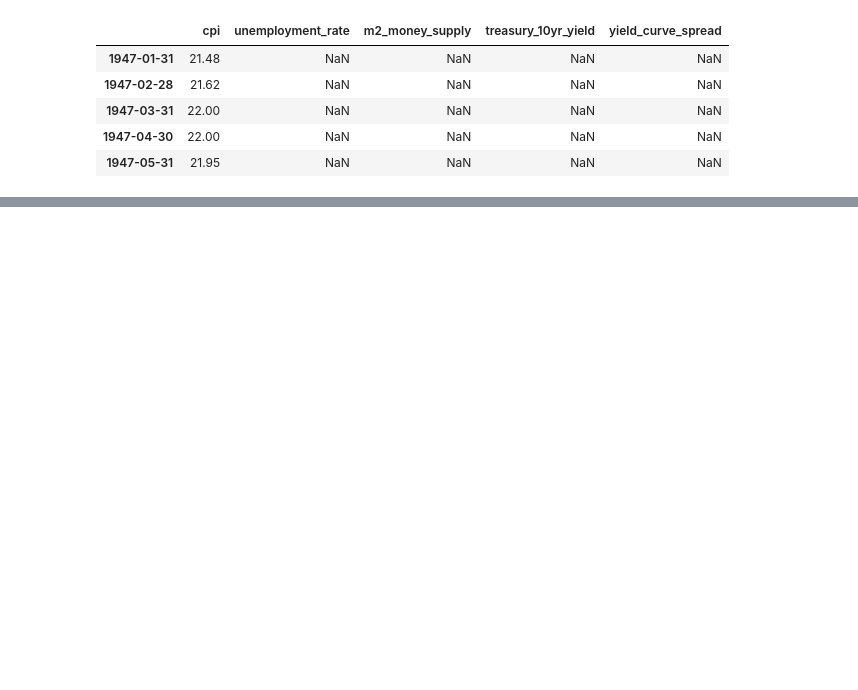
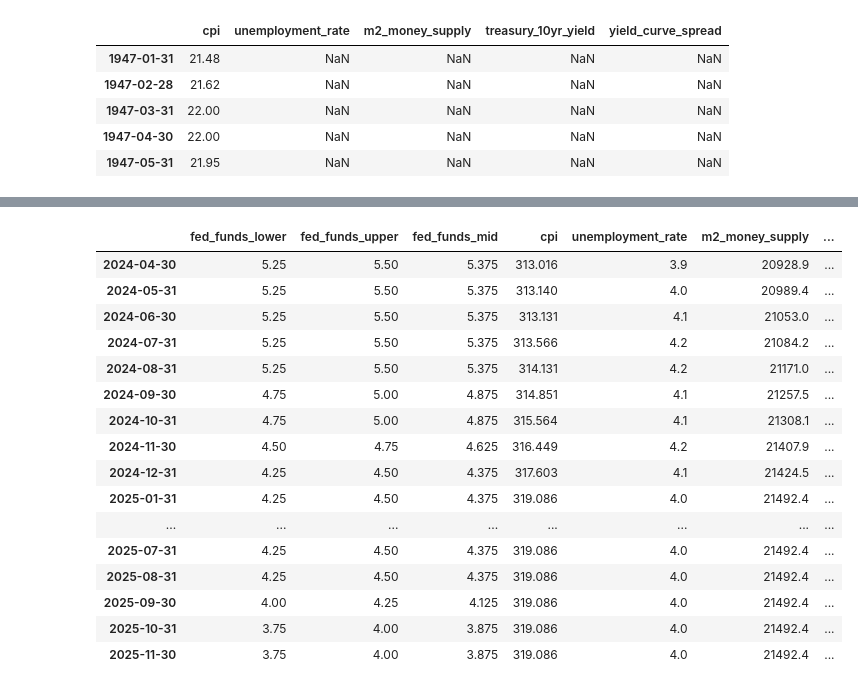
Before and after one commit to carsonschmidty/Interest-Rate-Prediction, a Jupyter notebook: 01_Data_Collection.ipynb, the cells around one changed output, grey strips where cells are left out. Cells and saved outputs as stored; diff of their text form; code cells hidden in the pictures; blank space fills up the shorter version.

```diff
--- a/01_Data_Collection.ipynb
+++ b/01_Data_Collection.ipynb
@@ -100,3 +139,34 @@ fred_combined.head()
 | 1947-03-31 | 22.00 | NaN | NaN | NaN | NaN |
 | 1947-04-30 | 22.00 | NaN | NaN | NaN | NaN |
 | 1947-05-31 | 21.95 | NaN | NaN | NaN | NaN |
+# %%
+#Build FRED-only dataset (no Big Mac involved)
+
+# Step 1: Determine earliest usable date across all FRED series
+fred_start = fred_combined.dropna().index.min()
+for col in fred_combined.columns:
+    print(col, "starts at", fred_combined[col].dropna().index.min())
+
+# Step 2: Build full monthly index from earliest date → latest date
+full_index_fred = pd.date_range(
+    start=fred_start,
+    end=max(ffr_full.index.max(), fred_combined.index.max()),
+    freq="ME"
+)
+
+# Step 3: Reindex both datasets to this timeline
+ffr_fred = ffr_full.reindex(full_index_fred)
+macro_fred = fred_combined.reindex(full_index_fred)
+
+# Step 4: Forward-fill (Fed + macro indicators)
+ffr_fred = ffr_fred.ffill()
+macro_fred = macro_fred.ffill()
+
+# Step 5: Combine into a single dataset
+fred_only = pd.concat([ffr_fred, macro_fred], axis=1)
+
+# Optional: Drop rows if any leading NaNs slipped in
+fred_only = fred_only.dropna()
+
+fred_only.tail(20)
+# %% [output]
@@ -103 +178,18 @@ fred_combined.head()
+|  | fed_funds_lower | fed_funds_upper | fed_funds_mid | cpi | unemployment_rate | m2_money_supply | ... |
+| 2024-04-30 | 5.25 | 5.50 | 5.375 | 313.016 | 3.9 | 20928.9 | ... |
+| 2024-05-31 | 5.25 | 5.50 | 5.375 | 313.140 | 4.0 | 20989.4 | ... |
+| 2024-06-30 | 5.25 | 5.50 | 5.375 | 313.131 | 4.1 | 21053.0 | ... |
+| 2024-07-31 | 5.25 | 5.50 | 5.375 | 313.566 | 4.2 | 21084.2 | ... |
+| 2024-08-31 | 5.25 | 5.50 | 5.375 | 314.131 | 4.2 | 21171.0 | ... |
+| 2024-09-30 | 4.75 | 5.00 | 4.875 | 314.851 | 4.1 | 21257.5 | ... |
+| 2024-10-31 | 4.75 | 5.00 | 4.875 | 315.564 | 4.1 | 21308.1 | ... |
+| 2024-11-30 | 4.50 | 4.75 | 4.625 | 316.449 | 4.2 | 21407.9 | ... |
+| 2024-12-31 | 4.25 | 4.50 | 4.375 | 317.603 | 4.1 | 21424.5 | ... |
+| 2025-01-31 | 4.25 | 4.50 | 4.375 | 319.086 | 4.0 | 21492.4 | ... |
+| ... | ... | ... | ... | ... | ... | ... | ... |
+| 2025-07-31 | 4.25 | 4.50 | 4.375 | 319.086 | 4.0 | 21492.4 | ... |
+| 2025-08-31 | 4.25 | 4.50 | 4.375 | 319.086 | 4.0 | 21492.4 | ... |
+| 2025-09-30 | 4.00 | 4.25 | 4.125 | 319.086 | 4.0 | 21492.4 | ... |
+| 2025-10-31 | 3.75 | 4.00 | 3.875 | 319.086 | 4.0 | 21492.4 | ... |
+| 2025-11-30 | 3.75 | 4.00 | 3.875 | 319.086 | 4.0 | 21492.4 | ... |
 # %%
```
Also changed, not shown: parts of 6 cells of this notebook, 4 other files.
